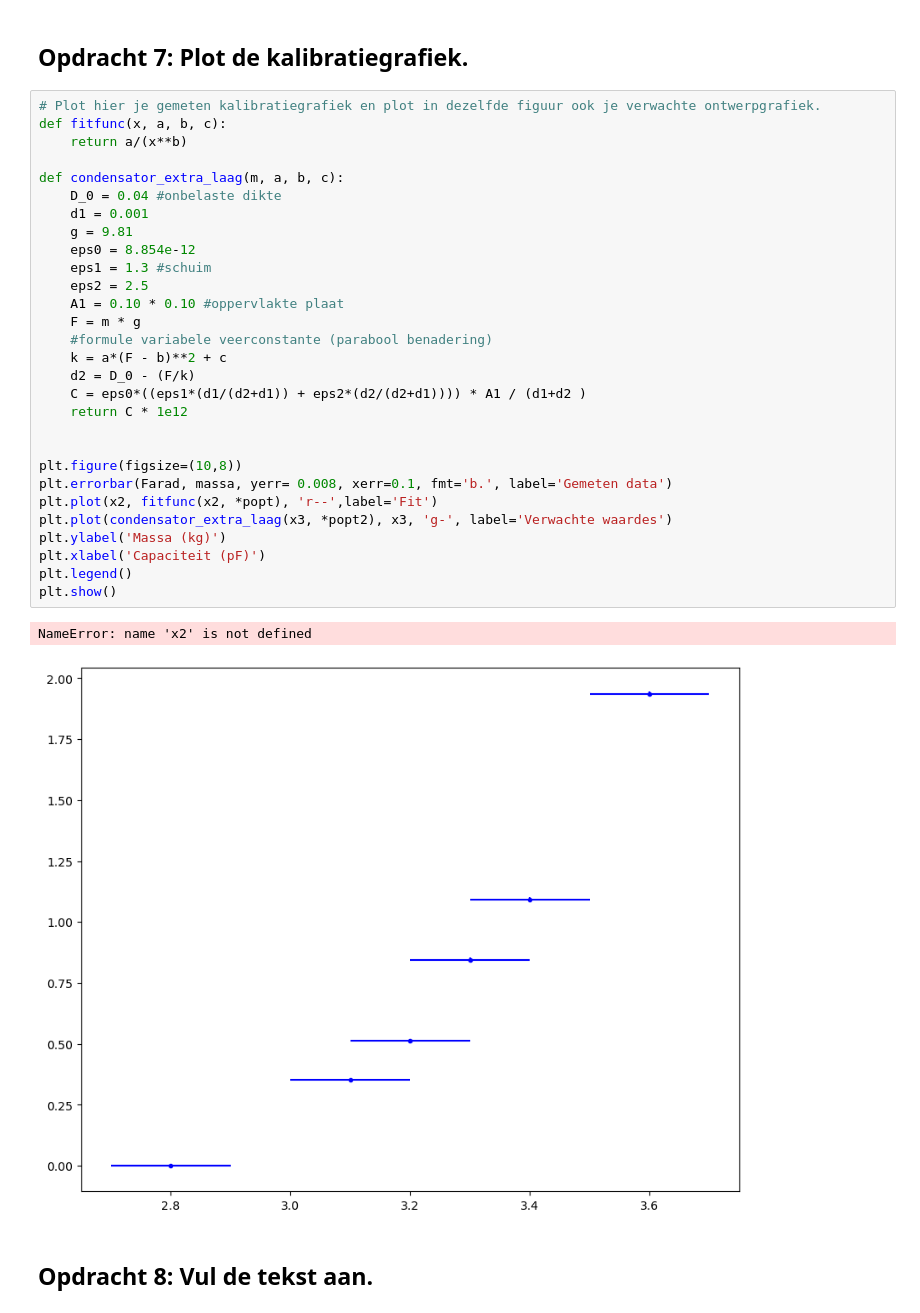
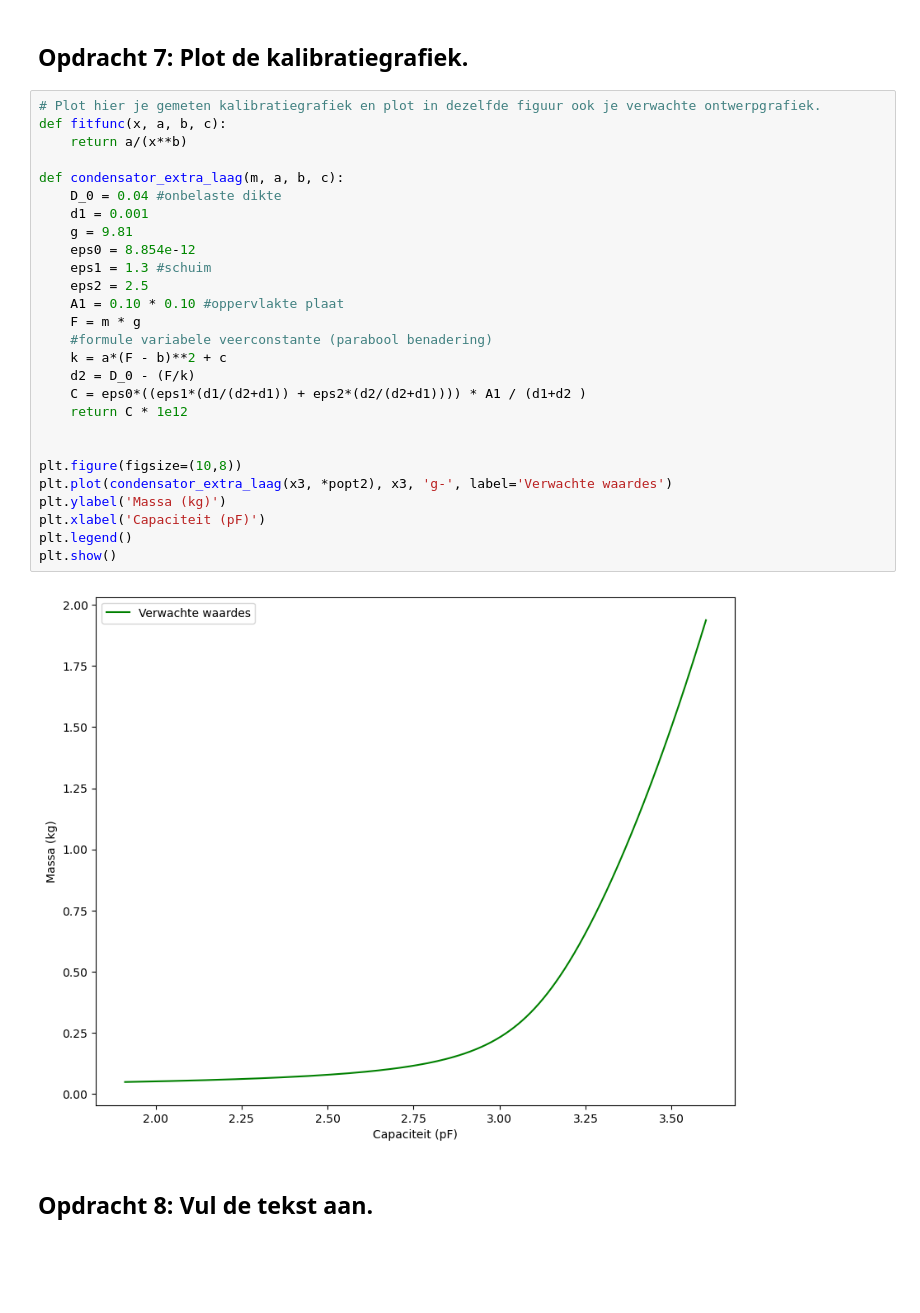
Before and after one commit to faical2354/opdrachten-DEF-D, a Jupyter notebook: FysiekeOntwerpopdrachten/2OntwerpEenSensorCondensator/DEFOntwerpopdracht2OntwerpEenSensorInvulTemplate.ipynb, the cells around one changed output. Drawn from its saved outputs; the diff is of its cells as text; blank space fills up the shorter version.

```diff
--- a/FysiekeOntwerpopdrachten/2OntwerpEenSensorCondensator/DEFOntwerpopdracht2OntwerpEenSensorInvulTemplate.ipynb
+++ b/FysiekeOntwerpopdrachten/2OntwerpEenSensorCondensator/DEFOntwerpopdracht2OntwerpEenSensorInvulTemplate.ipynb
@@ -130,35 +130,32 @@ plt.show()
 # %%
 # Plot hier je gemeten kalibratiegrafiek en plot in dezelfde figuur ook je verwachte ontwerpgrafiek.
 def fitfunc(x, a, b, c):
     return a/(x**b)
 
 def condensator_extra_laag(m, a, b, c):
     D_0 = 0.04 #onbelaste dikte
     d1 = 0.001
     g = 9.81
     eps0 = 8.854e-12
     eps1 = 1.3 #schuim
     eps2 = 2.5
     A1 = 0.10 * 0.10 #oppervlakte plaat
     F = m * g
     #formule variabele veerconstante (parabool benadering)
     k = a*(F - b)**2 + c
     d2 = D_0 - (F/k)
     C = eps0*((eps1*(d1/(d2+d1)) + eps2*(d2/(d2+d1)))) * A1 / (d1+d2 )
     return C * 1e12
 
 
 plt.figure(figsize=(10,8))
-plt.errorbar(Farad, massa, yerr= 0.008, xerr=0.1, fmt='b.', label='Gemeten data')
-plt.plot(x2, fitfunc(x2, *popt), 'r--',label='Fit')
 plt.plot(condensator_extra_laag(x3, *popt2), x3, 'g-', label='Verwachte waardes')
 plt.ylabel('Massa (kg)')
 plt.xlabel('Capaciteit (pF)')
 plt.legend()
 plt.show()
 # %% [output]
-NameError: name 'x2' is not defined
-[figure, old version]
+[figure, new version]
 # %% [markdown]
 ## Opdracht 8: Vul de tekst aan.
 # %% [markdown]
```
Also changed, not shown: parts of 3 cells of this notebook.
